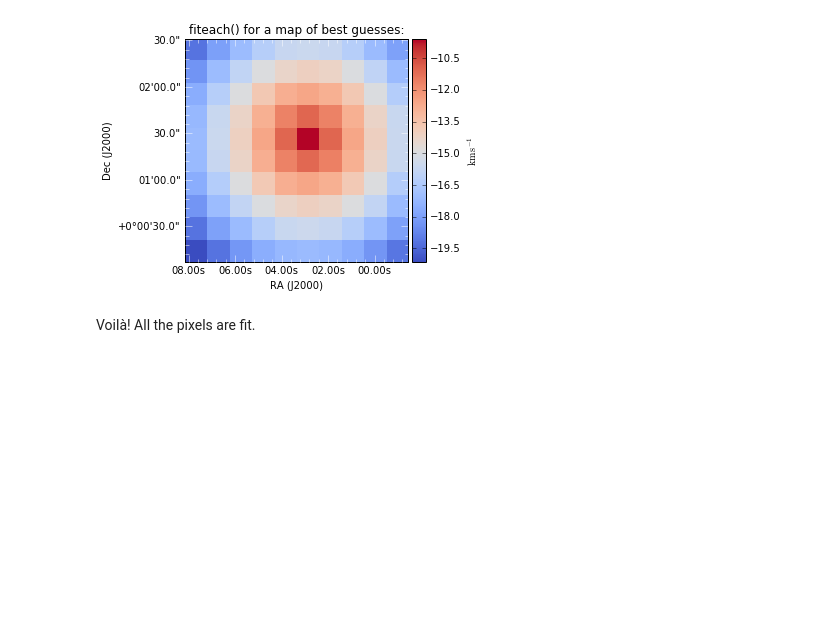
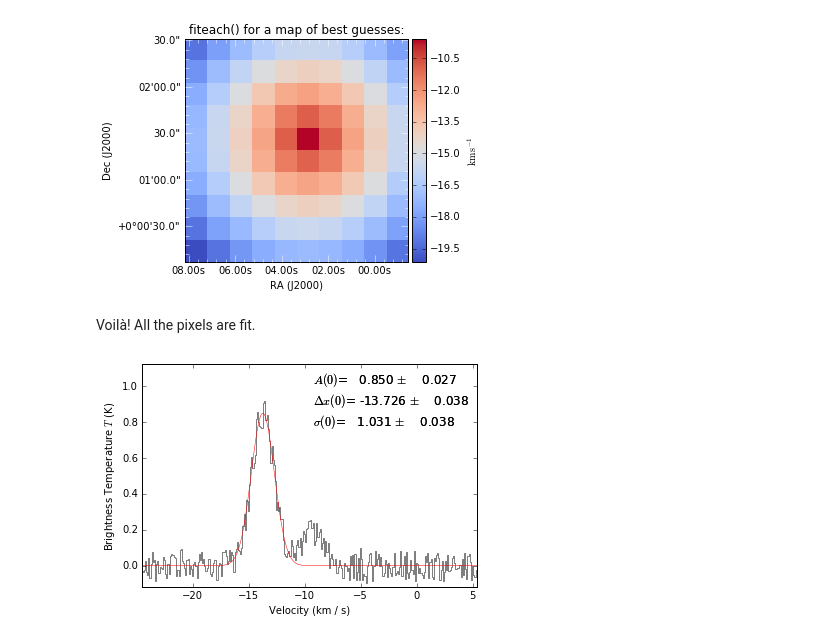
Before and after one commit to vlas-sokolov/multicube, a Jupyter notebook: example.ipynb, the cells around one changed output. Cells and saved outputs as stored; diff of their text form; code cells hidden in the pictures; blank space fills up the shorter version.

```diff
--- a/example.ipynb
+++ b/example.ipynb
@@ -127,3 +131,7 @@ INFO:astropy:Left region selection unchanged.  xminpix, xmaxpix: 0,300
 [figure]
 # %% [markdown]
 Voilà! All the pixels are fit.
+# %%
+sc.plot_spectrum(3,7, plot_fit=True)
+# %% [output]
+[figure, added]
```
Also changed, not shown: parts of 11 cells of this notebook, 1 other file.
